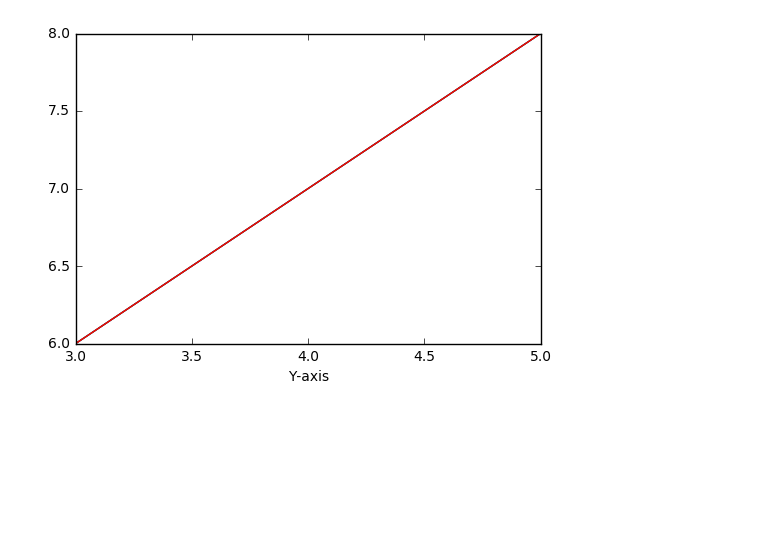
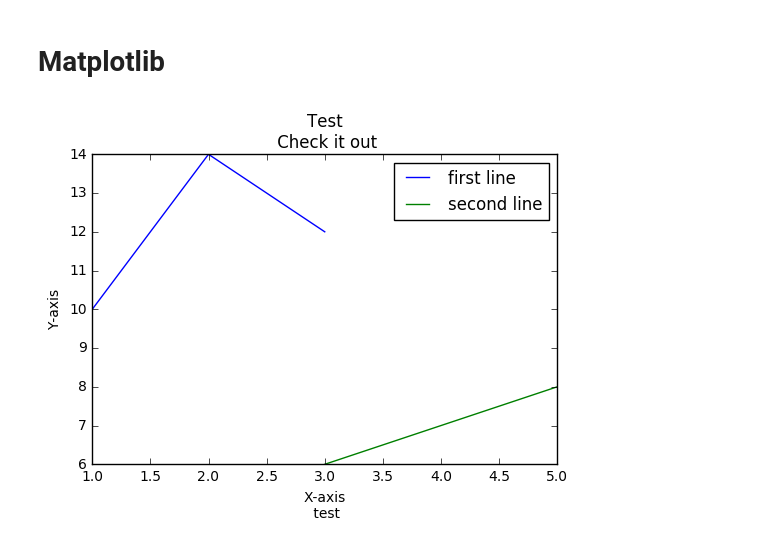
Before and after one commit to amanullahtariq/MLAlgorithm, a Jupyter notebook: Python/Matplotlib .ipynb, the cells around one changed output. Saved outputs shown, nothing was run; the diff lists cells and outputs as text; code cells hidden in the pictures; blank space fills up the shorter version.

```diff
--- a/Python/Matplotlib .ipynb
+++ b/Python/Matplotlib .ipynb
@@ -1,10 +1,18 @@
+# %% [markdown]
+# Matplotlib
 # %%
 import matplotlib.pyplot as plt
 x = [3,4,5]
 y = [6,7,8]
-plt.plot(x,y)
-plt.xlabel('X-axis')
-plt.label('Y-axis')
-#plt.show()
+x1 = [1,2,3]
+y1 = [10,14,12]
+
+plt.plot(x1,y1, label = 'first line')
+plt.plot(x,y, label = 'second line')
+plt.xlabel('X-axis\n test')
+plt.ylabel('Y-axis')
+plt.title('Test\n Check it out')
+plt.legend()
+plt.show()
 # %% [output]
-[figure, old version]
+[figure, new version]
```
Also changed, not shown: parts of 18 cells of this notebook.
